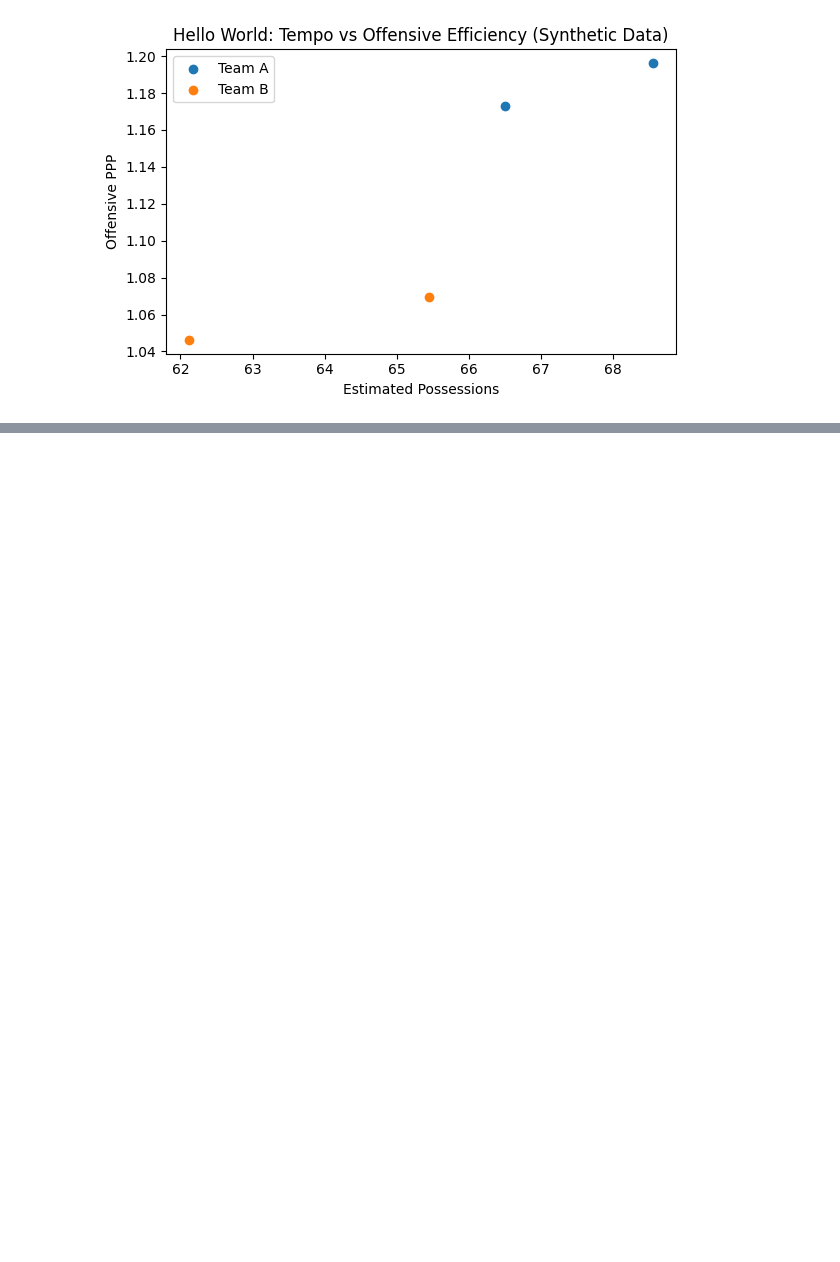
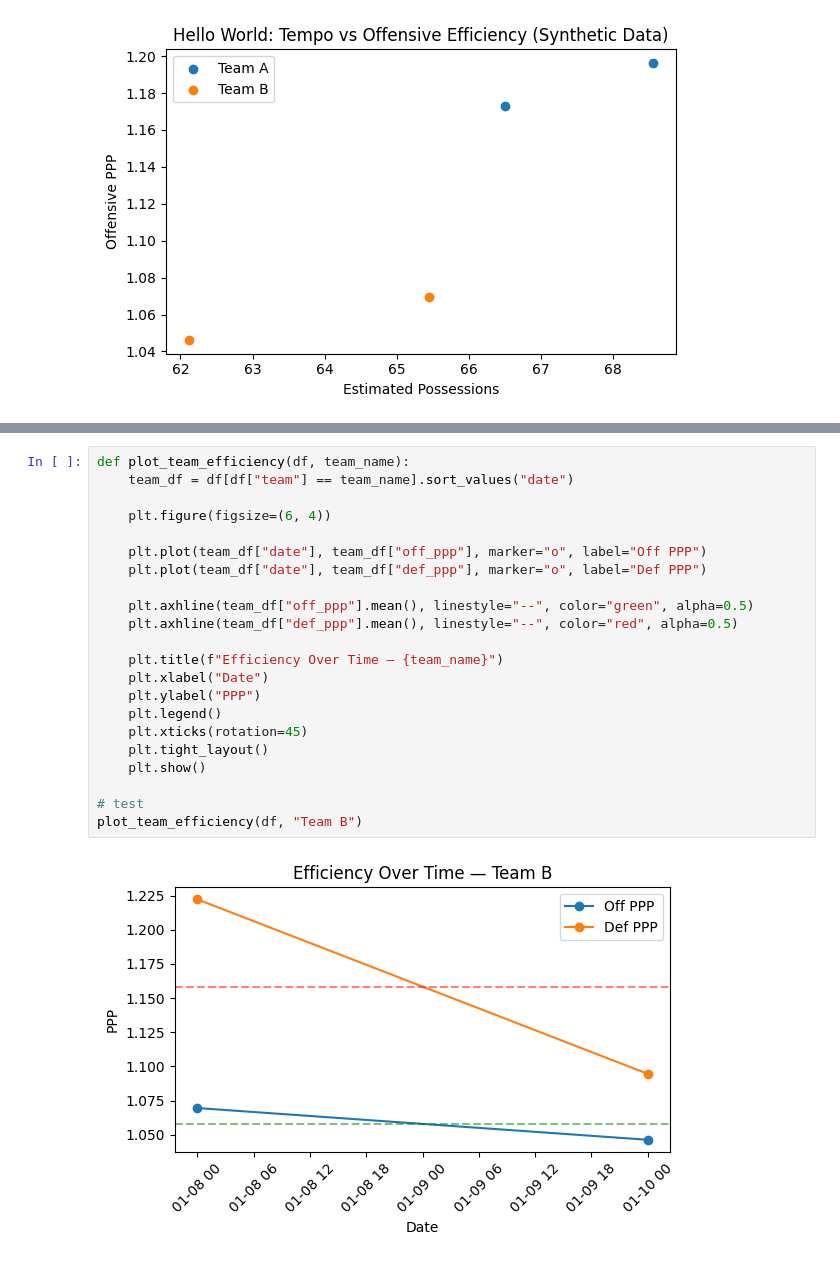
Before and after one commit to skonkalmatt/cbb-matchup-analyzer, a Jupyter notebook: notebooks/cbb_matchup_hello_world.ipynb, the cells around one changed output, grey strips where cells are left out. Drawn from its saved outputs; the diff is of its cells as text; blank space fills up the shorter version.

```diff
--- a/notebooks/cbb_matchup_hello_world.ipynb
+++ b/notebooks/cbb_matchup_hello_world.ipynb
@@ -113,0 +207,24 @@ plt.show()
+# %%
+def plot_team_efficiency(df, team_name):
+    team_df = df[df["team"] == team_name].sort_values("date")
+
+    plt.figure(figsize=(6, 4))
+
+    plt.plot(team_df["date"], team_df["off_ppp"], marker="o", label="Off PPP")
+    plt.plot(team_df["date"], team_df["def_ppp"], marker="o", label="Def PPP")
+
+    plt.axhline(team_df["off_ppp"].mean(), linestyle="--", color="green", alpha=0.5)
+    plt.axhline(team_df["def_ppp"].mean(), linestyle="--", color="red", alpha=0.5)
+
+    plt.title(f"Efficiency Over Time — {team_name}")
+    plt.xlabel("Date")
+    plt.ylabel("PPP")
+    plt.legend()
+    plt.xticks(rotation=45)
+    plt.tight_layout()
+    plt.show()
+
+# test
+plot_team_efficiency(df, "Team B")
+# %% [output]
+[figure, added]
```
Also changed, not shown: parts of 5 cells of this notebook, 1 other file.
